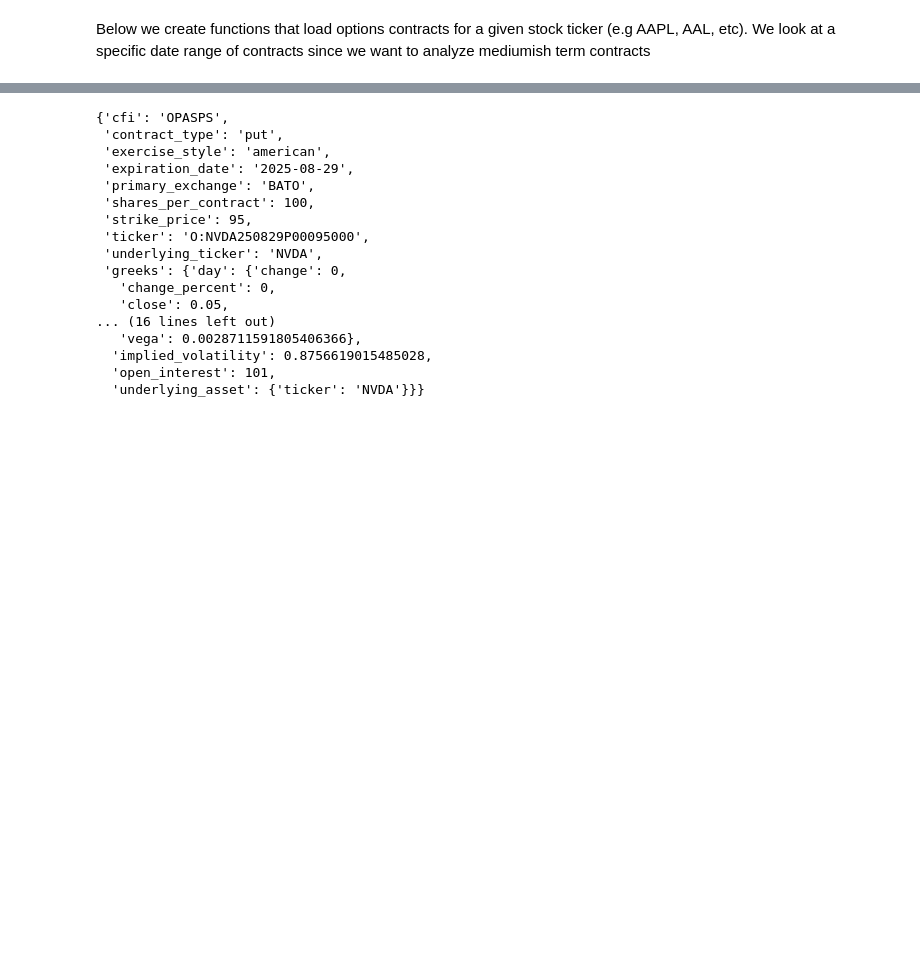
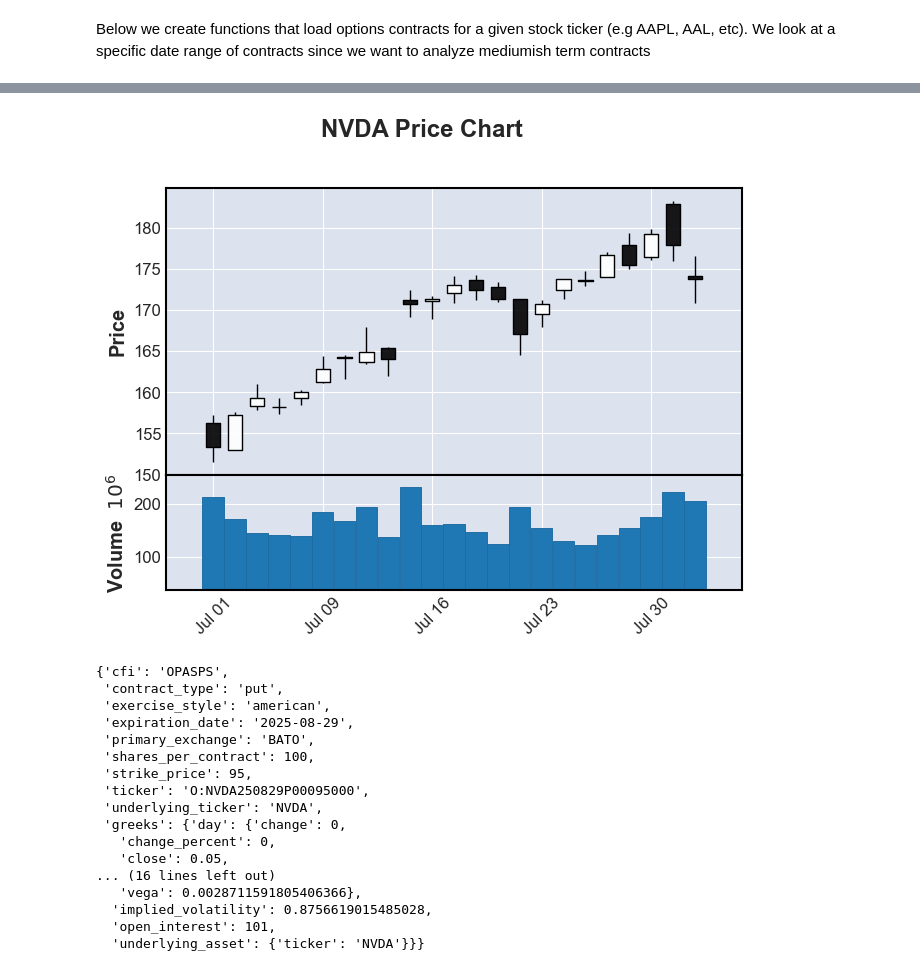
Before and after one commit to mkovacevich18/stonks, a Jupyter notebook: notebooks/options.ipynb, the cells around one changed output, grey strips where cells are left out. Saved outputs shown, nothing was run; the diff lists cells and outputs as text; code cells hidden in the pictures; blank space fills up the shorter version.

```diff
--- a/notebooks/options.ipynb
+++ b/notebooks/options.ipynb
@@ -139,0 +299,34 @@ HTTPError: 403 Client Error: Forbidden for url: https://api.polygon.io/v2/last/t
+# %%
+symbol = "NVDA"
+url = f"https://api.polygon.io/v2/aggs/ticker/{symbol}/range/1/day/2025-07-01/2025-08-01"
+
+params = {
+    "adjusted": "true",
+    "sort": "asc",
+    "limit": 200,
+    "apiKey": API_KEY
+}
+
+response = requests.get(url, params=params)
+data = response.json()
+
+if "results" not in data:
+    print("Error or no results:", data)
+else:
+    df = pd.DataFrame(data["results"])
+    df["t"] = pd.to_datetime(df["t"], unit="ms")
+    df.set_index("t", inplace=True)
+
+    df = df.rename(columns={
+        "o": "Open",
+        "h": "High",
+        "l": "Low",
+        "c": "Close",
+        "v": "Volume"
+    })
+
+    df = df[["Open", "High", "Low", "Close", "Volume"]]
+
+    mpf.plot(df, type="candle", volume=True, title=f"{symbol} Price Chart")
+# %% [output]
+[figure, added]
```
Also changed, not shown: parts of 14 cells of this notebook.
